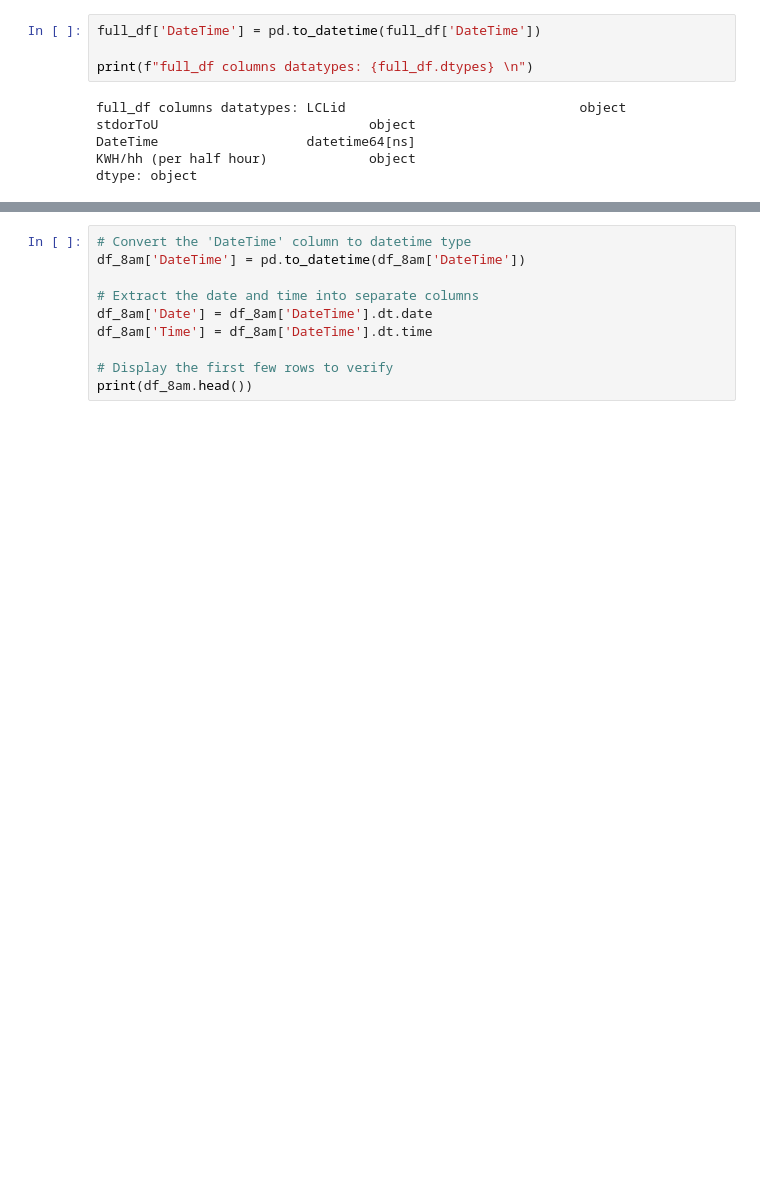
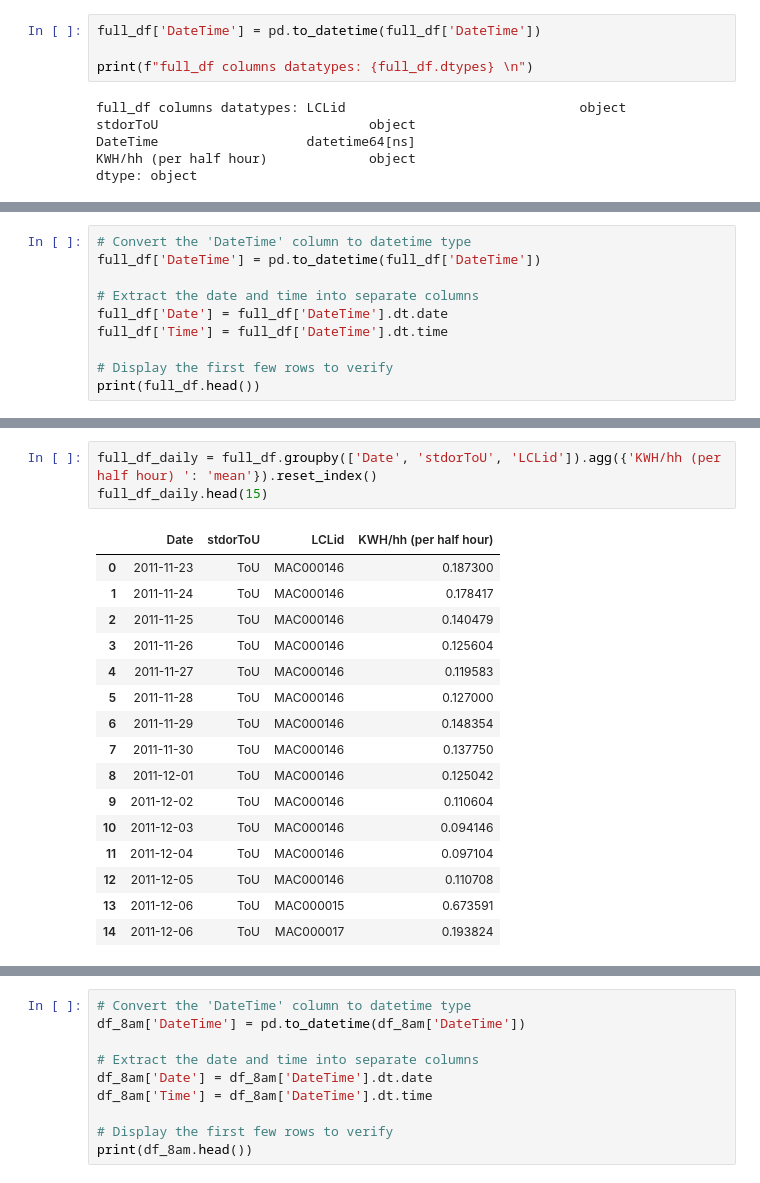
Before and after one commit to asgharlaib/Project_v1, a Jupyter notebook: Project.ipynb, the cells around one changed output, grey strips where cells are left out. Saved outputs shown, nothing was run; the diff lists cells and outputs as text; blank space fills up the shorter version.

```diff
--- a/Project.ipynb
+++ b/Project.ipynb
@@ -70,0 +53,10 @@ print(df_8am.head)
+# %%
+# Convert the 'DateTime' column to datetime type
+full_df['DateTime'] = pd.to_datetime(full_df['DateTime'])
+
+# Extract the date and time into separate columns
+full_df['Date'] = full_df['DateTime'].dt.date
+full_df['Time'] = full_df['DateTime'].dt.time
+
+# Display the first few rows to verify
+print(full_df.head())
@@ -71,3 +92,23 @@ print(df_8am.head)
+# %%
+full_df_daily = full_df.groupby(['Date', 'stdorToU', 'LCLid']).agg({'KWH/hh (per half hour) ': 'mean'}).reset_index()
+full_df_daily.head(15)
+# %% [output]
+|  | Date | stdorToU | LCLid | KWH/hh (per half hour) |
+| 0 | 2011-11-23 | ToU | MAC000146 | 0.187300 |
+| 1 | 2011-11-24 | ToU | MAC000146 | 0.178417 |
+| 2 | 2011-11-25 | ToU | MAC000146 | 0.140479 |
+| 3 | 2011-11-26 | ToU | MAC000146 | 0.125604 |
+| 4 | 2011-11-27 | ToU | MAC000146 | 0.119583 |
+| 5 | 2011-11-28 | ToU | MAC000146 | 0.127000 |
+| 6 | 2011-11-29 | ToU | MAC000146 | 0.148354 |
+| 7 | 2011-11-30 | ToU | MAC000146 | 0.137750 |
+| 8 | 2011-12-01 | ToU | MAC000146 | 0.125042 |
+| 9 | 2011-12-02 | ToU | MAC000146 | 0.110604 |
+| 10 | 2011-12-03 | ToU | MAC000146 | 0.094146 |
+| 11 | 2011-12-04 | ToU | MAC000146 | 0.097104 |
+| 12 | 2011-12-05 | ToU | MAC000146 | 0.110708 |
+| 13 | 2011-12-06 | ToU | MAC000015 | 0.673591 |
+| 14 | 2011-12-06 | ToU | MAC000017 | 0.193824 |
 # %%
 ##Descriptive Analysis
 #Dataframe column names
```
Also changed, not shown: parts of 14 cells of this notebook.
